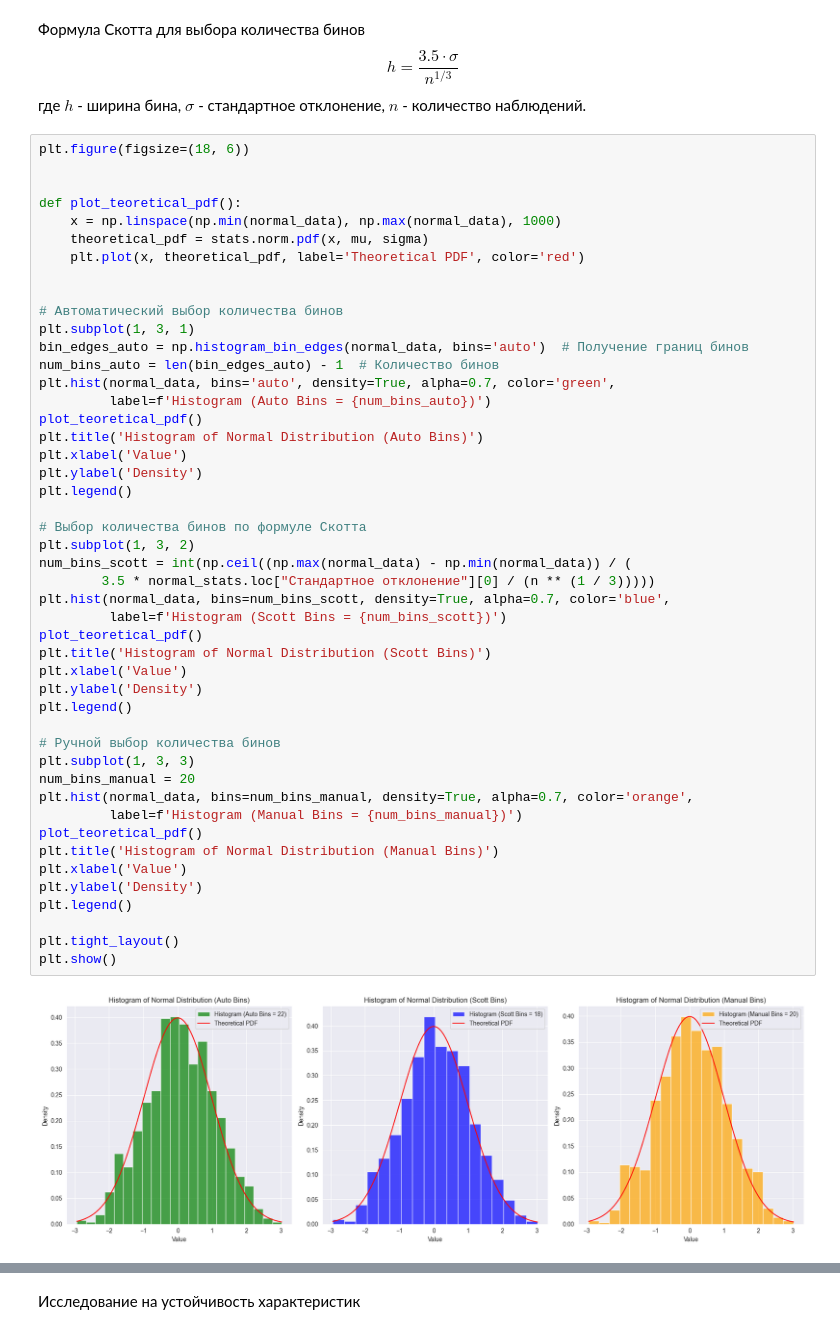
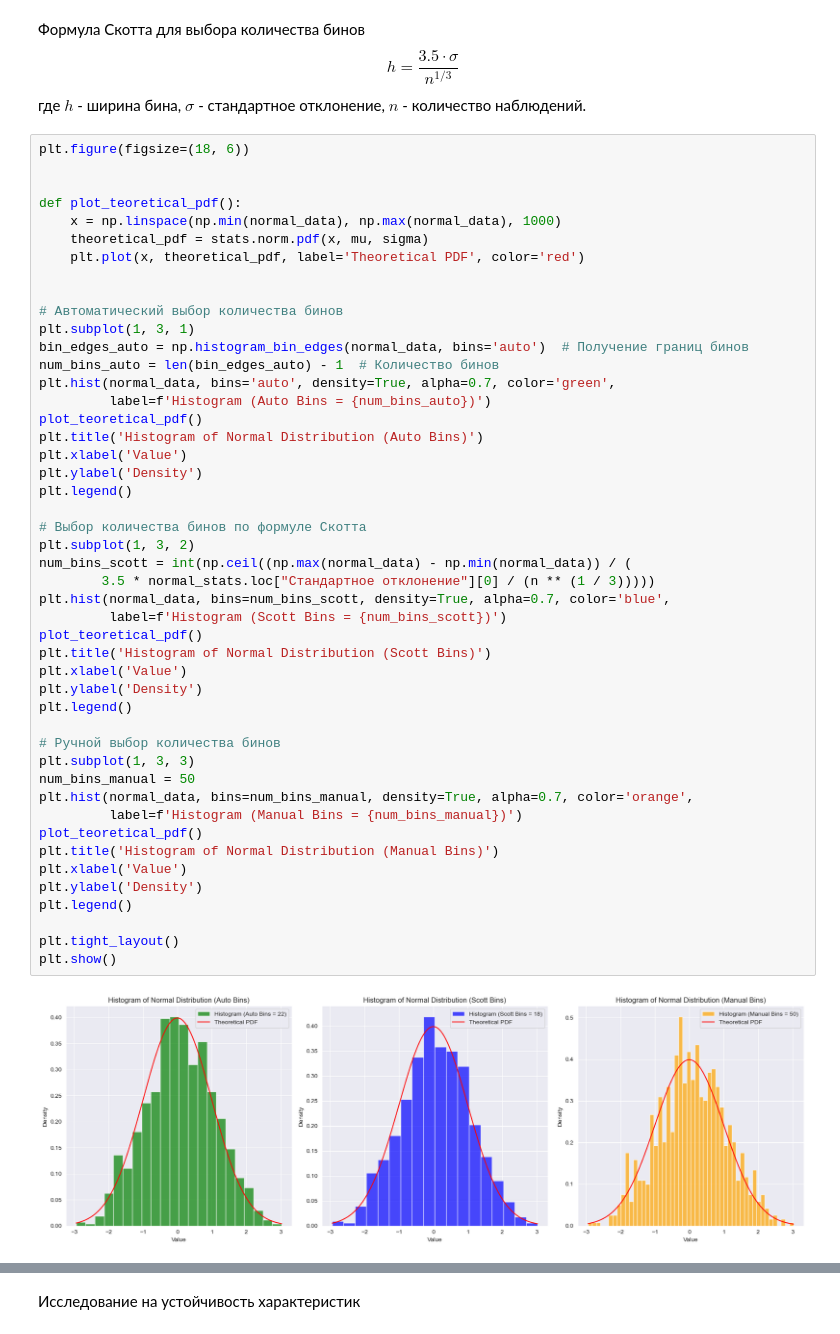
Before and after one commit to vorandpav/Statistic_Labs, a Jupyter notebook: Lab2/lab2.ipynb, the cells around one changed output, grey strips where cells are left out. Saved outputs shown, nothing was run; the diff lists cells and outputs as text.

```diff
--- a/Lab2/lab2.ipynb
+++ b/Lab2/lab2.ipynb
@@ -292,32 +291,32 @@ plot_teoretical_pdf()
 plt.title('Histogram of Normal Distribution (Auto Bins)')
 plt.xlabel('Value')
 plt.ylabel('Density')
 plt.legend()
 
 # Выбор количества бинов по формуле Скотта
 plt.subplot(1, 3, 2)
 num_bins_scott = int(np.ceil((np.max(normal_data) - np.min(normal_data)) / (
         3.5 * normal_stats.loc["Стандартное отклонение"][0] / (n ** (1 / 3)))))
 plt.hist(normal_data, bins=num_bins_scott, density=True, alpha=0.7, color='blue',
          label=f'Histogram (Scott Bins = {num_bins_scott})')
 plot_teoretical_pdf()
 plt.title('Histogram of Normal Distribution (Scott Bins)')
 plt.xlabel('Value')
 plt.ylabel('Density')
 plt.legend()
 
 # Ручной выбор количества бинов
 plt.subplot(1, 3, 3)
-num_bins_manual = 20
+num_bins_manual = 50
 plt.hist(normal_data, bins=num_bins_manual, density=True, alpha=0.7, color='orange',
          label=f'Histogram (Manual Bins = {num_bins_manual})')
 plot_teoretical_pdf()
 plt.title('Histogram of Normal Distribution (Manual Bins)')
 plt.xlabel('Value')
 plt.ylabel('Density')
 plt.legend()
 
 plt.tight_layout()
 plt.show()
 # %% [output]
-[figure, old version]
+[figure, new version]
```
Also changed, not shown: parts of 23 cells of this notebook.
